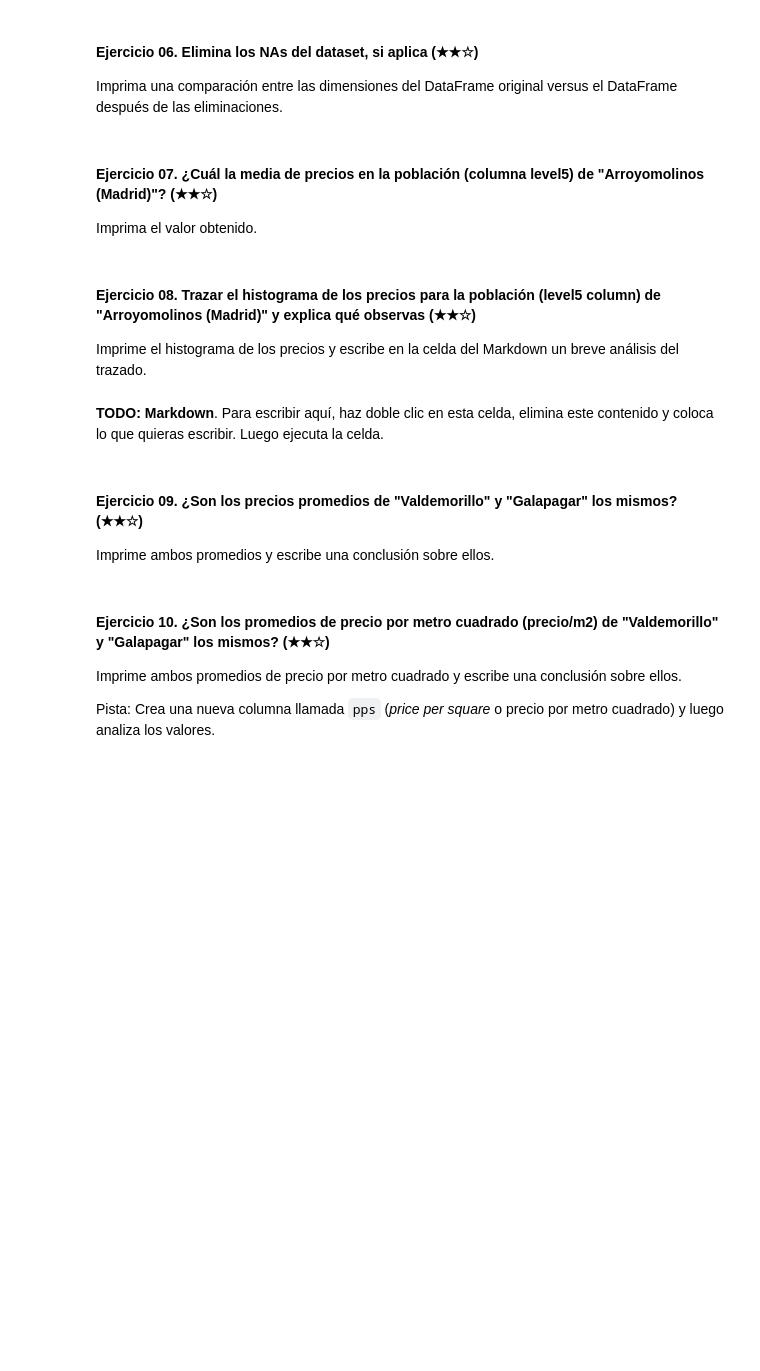
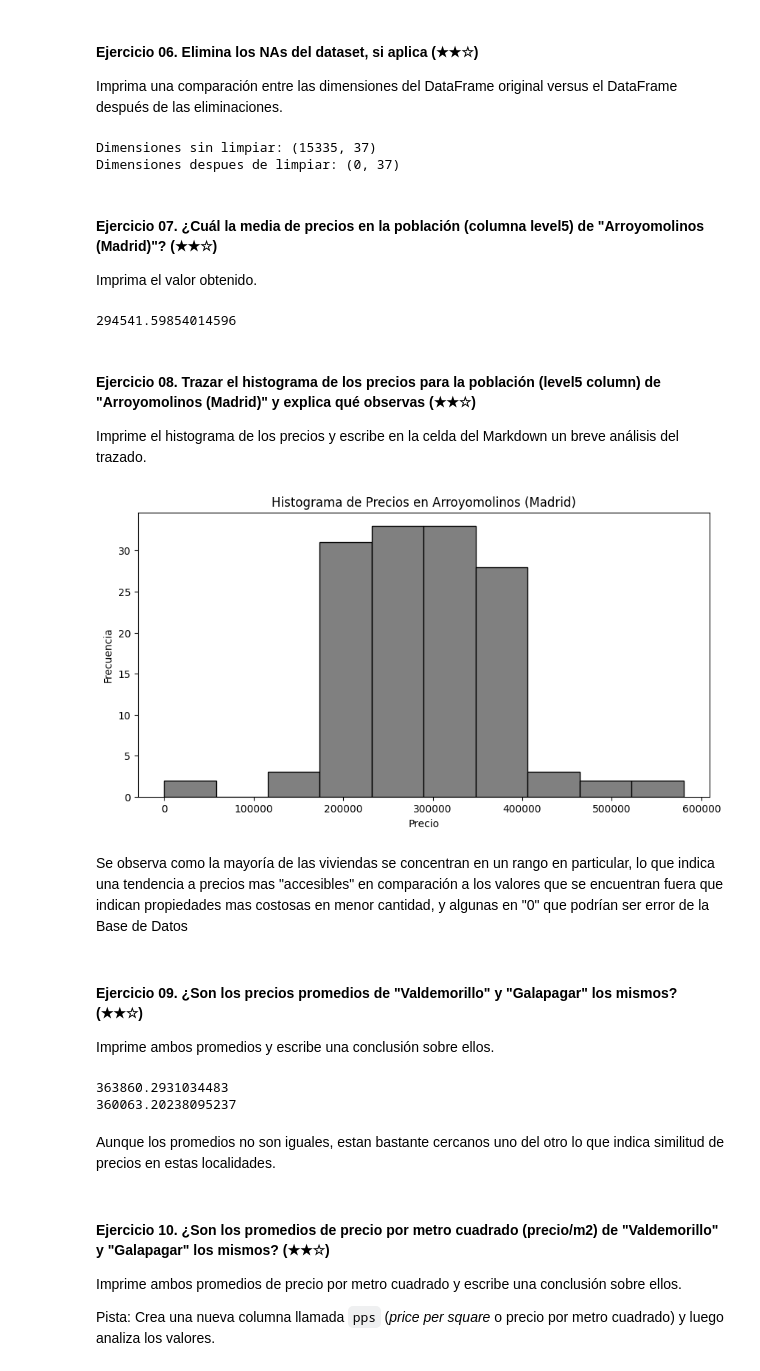
Before and after one commit to gorozcor/realestate-datacleanup-exercise, a Jupyter notebook: project.es.ipynb, the cells around one changed output. Cells and saved outputs as stored; diff of their text form; code cells hidden in the pictures; blank space fills up the shorter version.

```diff
--- a/project.es.ipynb
+++ b/project.es.ipynb
@@ -127,26 +135,76 @@ Imprima un booleano (`True` o `False`) seguido de la fila/columna que contiene e
 Imprima una comparación entre las dimensiones del DataFrame original versus el DataFrame después de las eliminaciones.
 # %%
 # TODO
+import pandas as pd
+import numpy as np
+ds = pd.read_csv('assets/real_estate.csv', sep=';')
+original = ds.shape
+#Mejor practica aplicar un valor desconocido al Na
+#unk = ds.fillna("Unknown")
+filtro = ds.dropna()
+shape_fil = filtro.shape
+print(f"Dimensiones sin limpiar: {original}")
+print(f"Dimensiones despues de limpiar: {shape_fil}")
+# %% [output]
+Dimensiones sin limpiar: (15335, 37)
+Dimensiones despues de limpiar: (0, 37)
 # %% [markdown]
 #### Ejercicio 07. ¿Cuál la media de precios en la población (columna level5) de "Arroyomolinos (Madrid)"? (★★☆)
 
 Imprima el valor obtenido.
 # %%
 # TODO
+import pandas as pd
+import numpy as np
+ds = pd.read_csv('assets/real_estate.csv', sep=';')
+array = ds[ds['level5'] == "Arroyomolinos (Madrid)"]
+media = array['price'].mean()
+print(media)
+# %% [output]
+294541.59854014596
 # %% [markdown]
 #### Ejercicio 08. Trazar el histograma de los precios para la población (level5 column) de "Arroyomolinos (Madrid)" y explica qué observas (★★☆)
 
 Imprime el histograma de los precios y escribe en la celda del Markdown un breve análisis del trazado.
 # %%
 # TODO: Code
+import pandas as pd
+import numpy as np
+import matplotlib.pyplot as plt
+ds = pd.read_csv('assets/real_estate.csv', sep=';')
+array = ds[ds['level5'] == "Arroyomolinos (Madrid)"]
+plt.figure(figsize=(10,5))
+plt.hist(array['price'], bins=10, color='gray', edgecolor='black')
+plt.title("Histograma de Precios en Arroyomolinos (Madrid)")
+plt.xlabel("Precio")
+plt.ylabel("Frecuencia")
+plt.grid(False)
+plt.show()
+# %% [output]
+[figure, added]
 # %% [markdown]
-**TODO: Markdown**. Para escribir aquí, haz doble clic en esta celda, elimina este contenido y coloca lo que quieras escribir. Luego ejecuta la celda.
+Se observa como la mayoría de las viviendas se concentran en un rango en particular, lo que indica una tendencia a precios mas "accesibles" en comparación a los valores que se encuentran fuera que indican propiedades mas costosas en menor cantidad, y algunas en "0" que podrían ser error de la Base de Datos
 # %% [markdown]
 #### Ejercicio 09. ¿Son los precios promedios de "Valdemorillo" y "Galapagar" los mismos? (★★☆)
 
 Imprime ambos promedios y escribe una conclusión sobre ellos.
 # %%
 # TODO
+import pandas as pd
+import numpy as np
+import matplotlib.pyplot as plt
+ds = pd.read_csv('assets/real_estate.csv', sep=';')
+array1 = ds[ds['level5'] == "Valdemorillo"]
+array2 = ds[ds['level5'] == "Galapagar"]
+promedio1 = array1['price'].mean()
+promedio2 = array2['price'].mean()
+print(promedio1)
+print(promedio2)
+# %% [output]
+363860.2931034483
+360063.20238095237
+# %% [markdown]
+Aunque los promedios no son iguales, estan bastante cercanos uno del otro lo que indica similitud de precios en estas localidades.
 # %% [markdown]
 #### Ejercicio 10. ¿Son los promedios de precio por metro cuadrado (precio/m2) de "Valdemorillo" y "Galapagar" los mismos? (★★☆)
 
```
Also changed, not shown: parts of 3 cells of this notebook.
